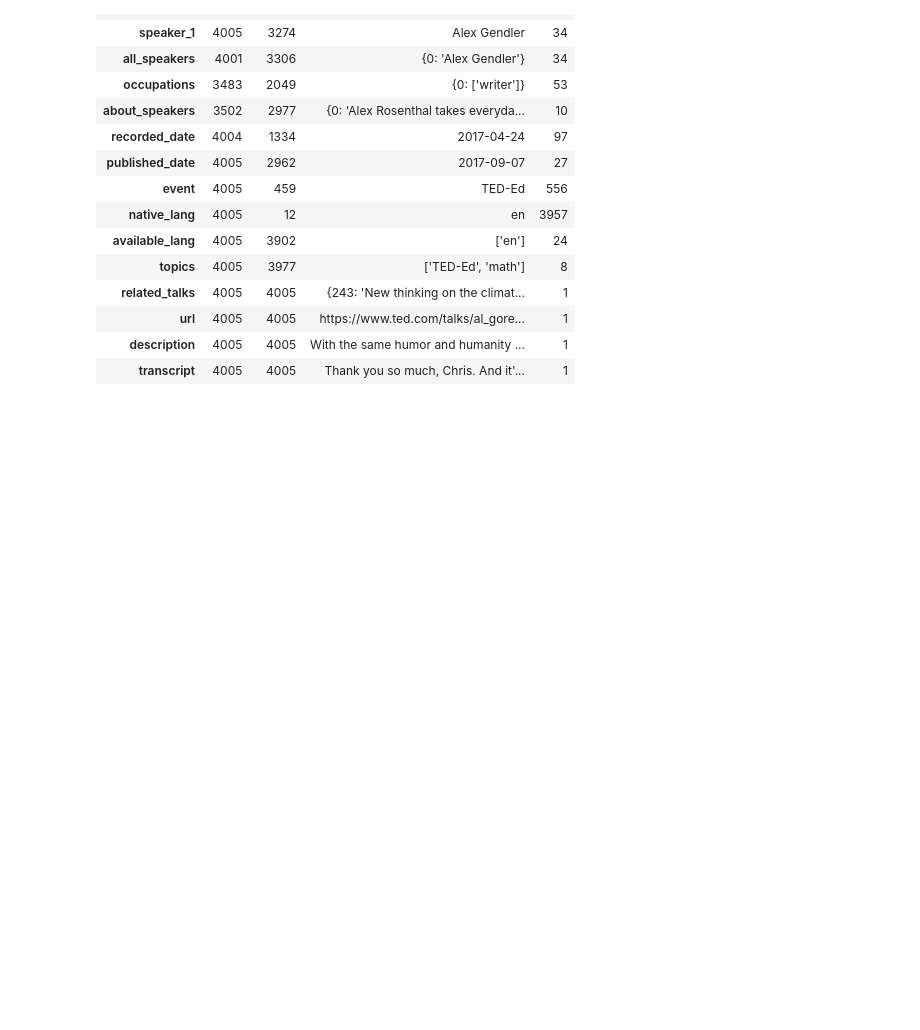
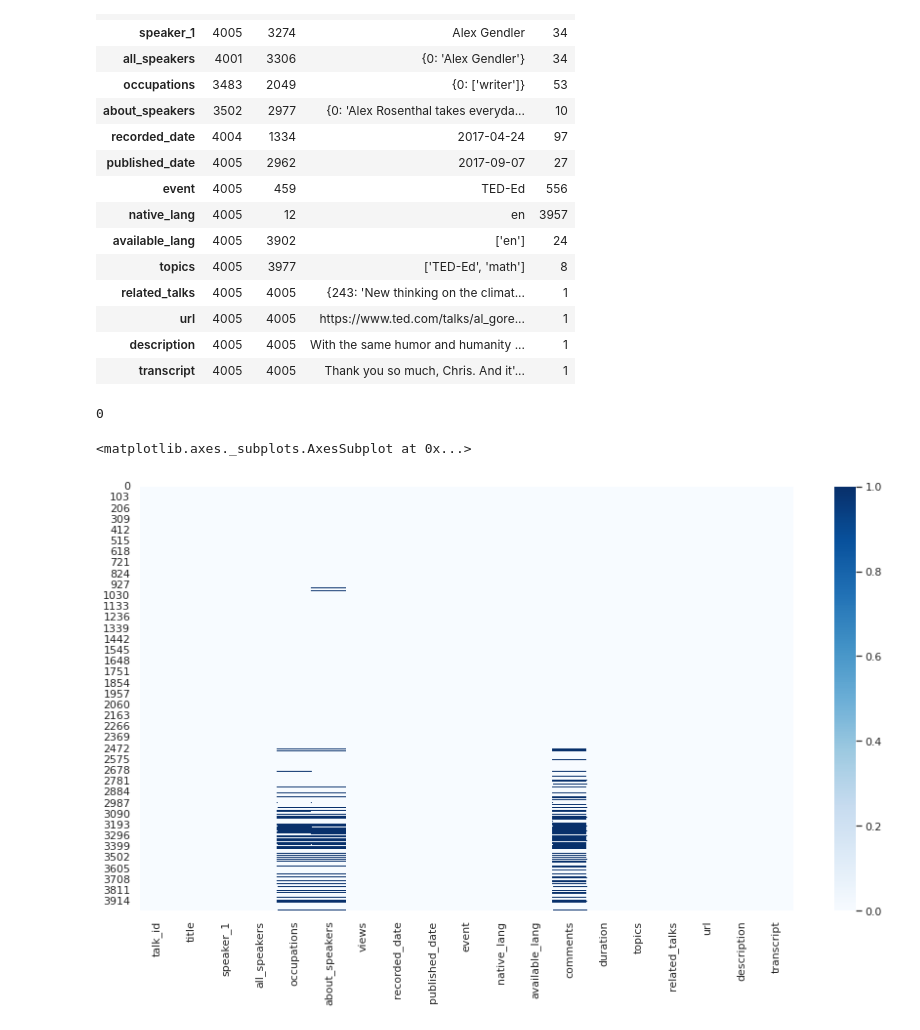
Before and after one commit to sskamalapurkar/Suprvised_ML_Regression_capstone_project, a Jupyter notebook: Ted_Talk_Views_Prediction_Sayali_Kamalapurkar.ipynb, the cells around one changed output. Drawn from its saved outputs; the diff is of its cells as text; code cells hidden in the pictures; blank space fills up the shorter version.

```diff
--- a/Ted_Talk_Views_Prediction_Sayali_Kamalapurkar.ipynb
+++ b/Ted_Talk_Views_Prediction_Sayali_Kamalapurkar.ipynb
@@ -132,3 +135,15 @@ df.describe(include = 'object').T
 | url | 4005 | 4005 | https://www.ted.com/talks/al_gore... | 1 |
 | description | 4005 | 4005 | With the same humor and humanity ... | 1 |
 | transcript | 4005 | 4005 | Thank you so much, Chris. And it'... | 1 |
+# %%
+#checking for duplicates
+len(df[df.duplicated()])
+# %% [output]
+0
+# %%
+#Plotting Heatmap to see columns having null values
+sns.set(rc = {'figure.figsize':(15,8)})
+sns.heatmap(df.isna(),cmap='Blues')
+# %% [output]
+<matplotlib.axes._subplots.AxesSubplot at 0x...>
+[figure, added]
```
Also changed, not shown: parts of 35 cells of this notebook.
